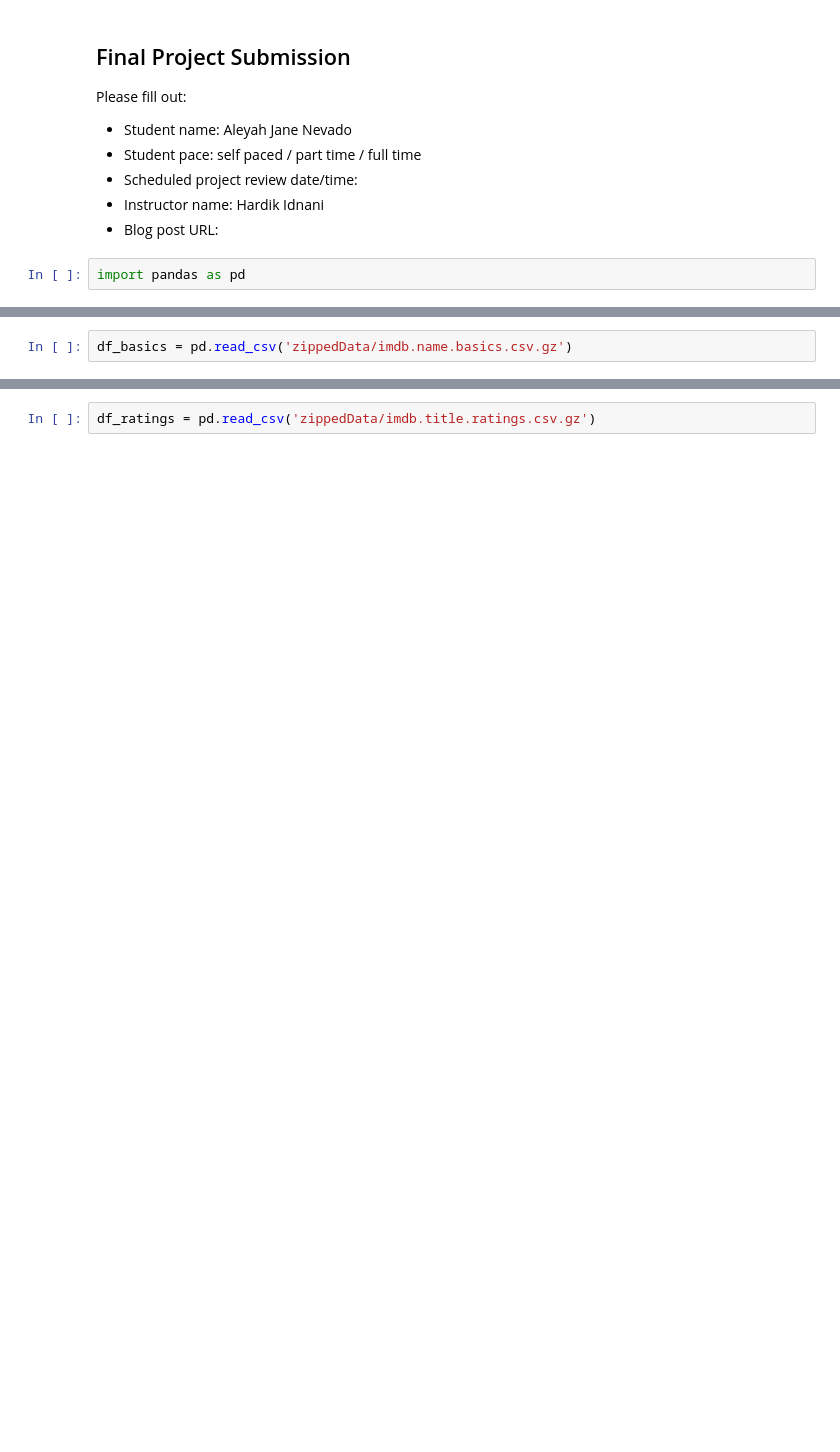
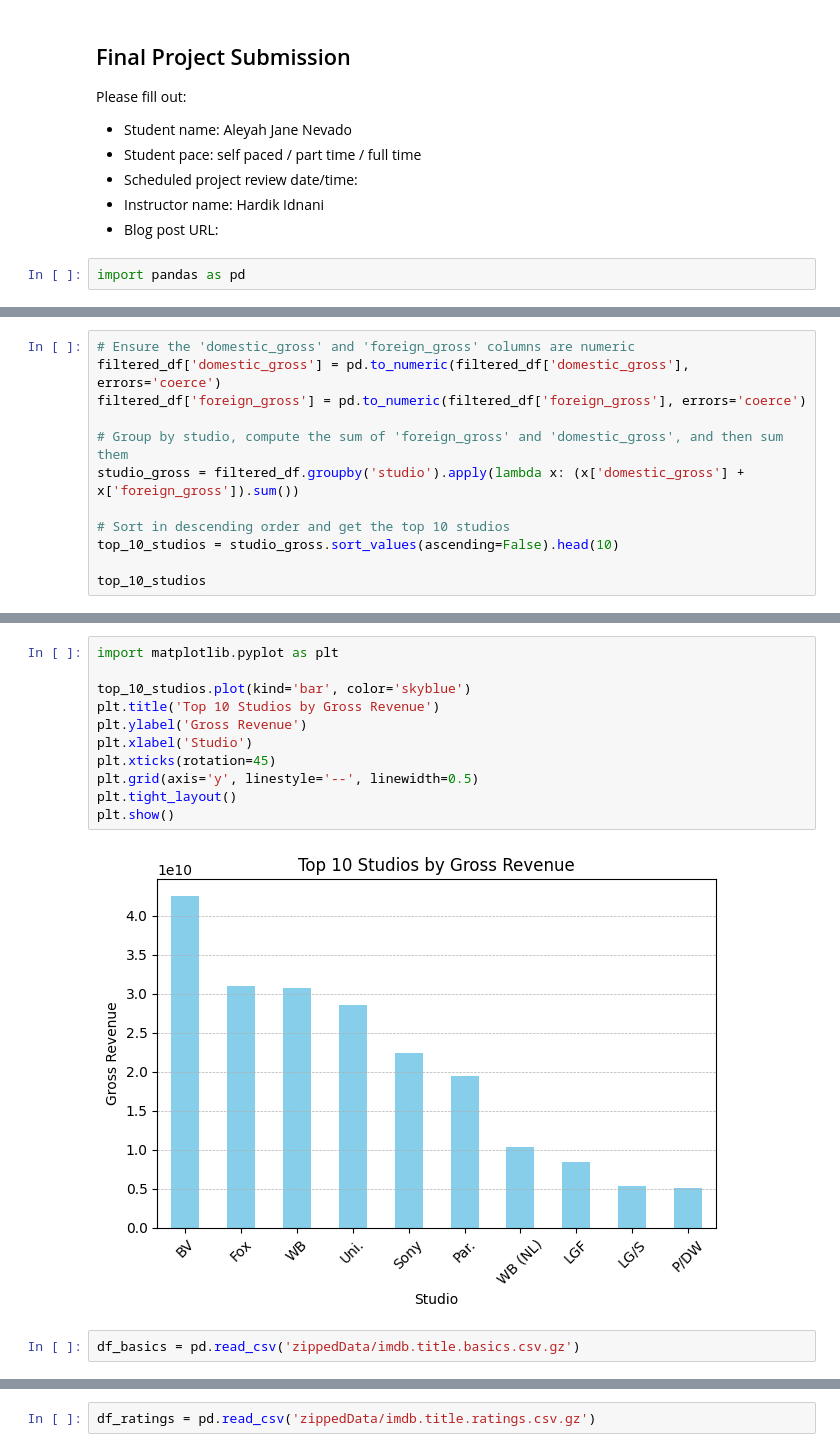
Before and after one commit to aleenevado/DAT8_Project1_Pandas, a Jupyter notebook: student.ipynb, the cells around one changed output, grey strips where cells are left out. Saved outputs shown, nothing was run; the diff lists cells and outputs as text; blank space fills up the shorter version.

```diff
--- a/student.ipynb
+++ b/student.ipynb
@@ -11,0 +88,12 @@ import pandas as pd
+# %%
+# Ensure the 'domestic_gross' and 'foreign_gross' columns are numeric
+filtered_df['domestic_gross'] = pd.to_numeric(filtered_df['domestic_gross'], errors='coerce')
+filtered_df['foreign_gross'] = pd.to_numeric(filtered_df['foreign_gross'], errors='coerce')
+
+# Group by studio, compute the sum of 'foreign_gross' and 'domestic_gross', and then sum them
+studio_gross = filtered_df.groupby('studio').apply(lambda x: (x['domestic_gross'] + x['foreign_gross']).sum())
+
+# Sort in descending order and get the top 10 studios
+top_10_studios = studio_gross.sort_values(ascending=False).head(10)
+
+top_10_studios
@@ -12,3 +113,16 @@ import pandas as pd
+# %%
+import matplotlib.pyplot as plt
+
+top_10_studios.plot(kind='bar', color='skyblue')
+plt.title('Top 10 Studios by Gross Revenue')
+plt.ylabel('Gross Revenue')
+plt.xlabel('Studio')
+plt.xticks(rotation=45)
+plt.grid(axis='y', linestyle='--', linewidth=0.5)
+plt.tight_layout()
+plt.show()
+# %% [output]
+[figure, added]
 # %%
-df_basics = pd.read_csv('zippedData/imdb.name.basics.csv.gz')
+df_basics = pd.read_csv('zippedData/imdb.title.basics.csv.gz')
 # %%
```
Also changed, not shown: parts of 17 cells of this notebook, 1 other file.
